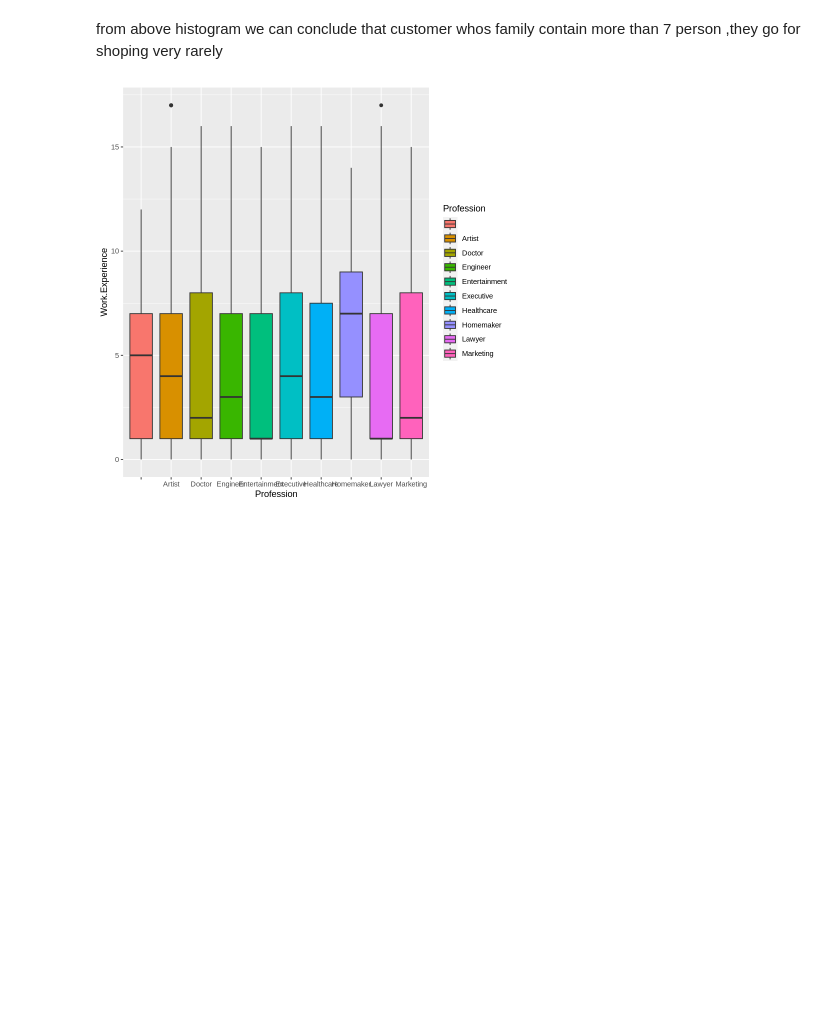
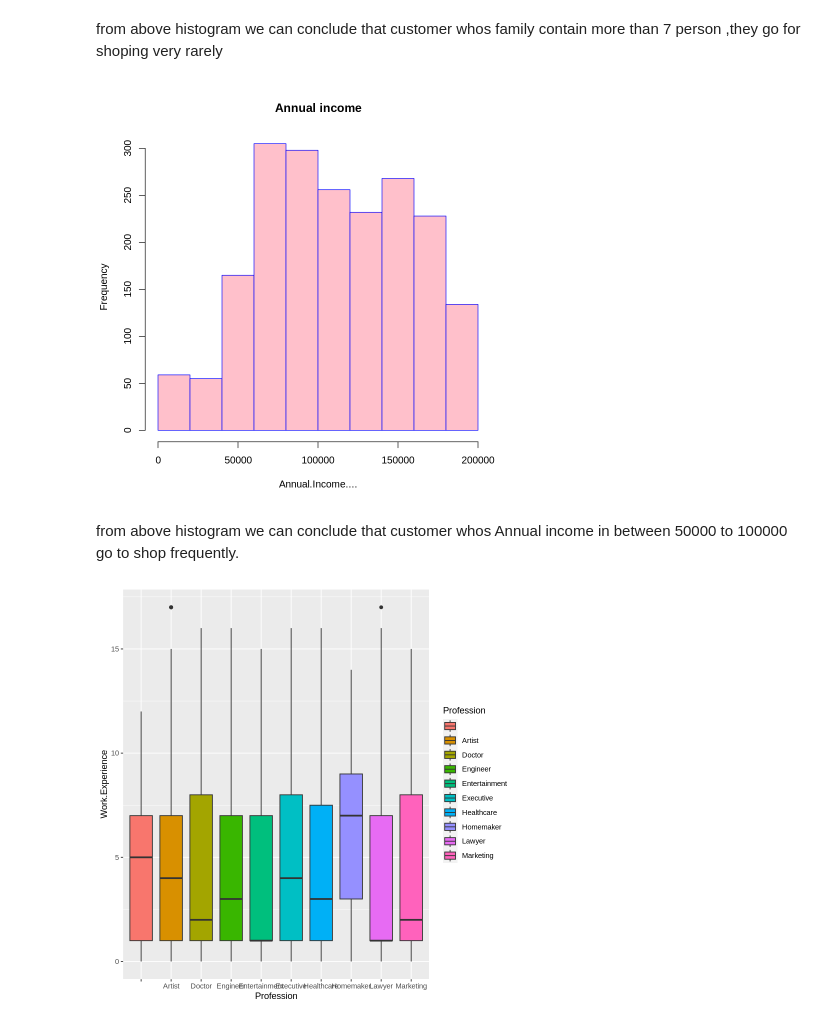
Before and after one commit to Karishmadeshmukh796/project_R_programming, a Jupyter notebook: PROJECT.ipynb, the cells around one changed output. Saved outputs shown, nothing was run; the diff lists cells and outputs as text; code cells hidden in the pictures; blank space fills up the shorter version.

```diff
--- a/PROJECT.ipynb
+++ b/PROJECT.ipynb
@@ -159,6 +165,12 @@ hist(df$Family.Size, ,main="Family.Size of customer",xlab="Family.Size",freq=TRU
 [figure]
 # %% [markdown]
 from above histogram we can conclude that customer whos family contain more than 7 person ,they go for shoping very rarely
+# %%
+hist(df$Annual.Income...., ,main="Annual income",xlab="Annual.Income....",freq=TRUE,col="pink",border="Blue")
+# %% [output]
+[figure, added]
+# %% [markdown]
+from above histogram we can conclude that customer whos Annual income in between 50000 to 100000 go to shop frequently.
 # %%
  ggplot(df, aes(x=Profession,y=Work.Experience,fill=Profession))+
   geom_boxplot()
```
Also changed, not shown: parts of 6 cells of this notebook.
